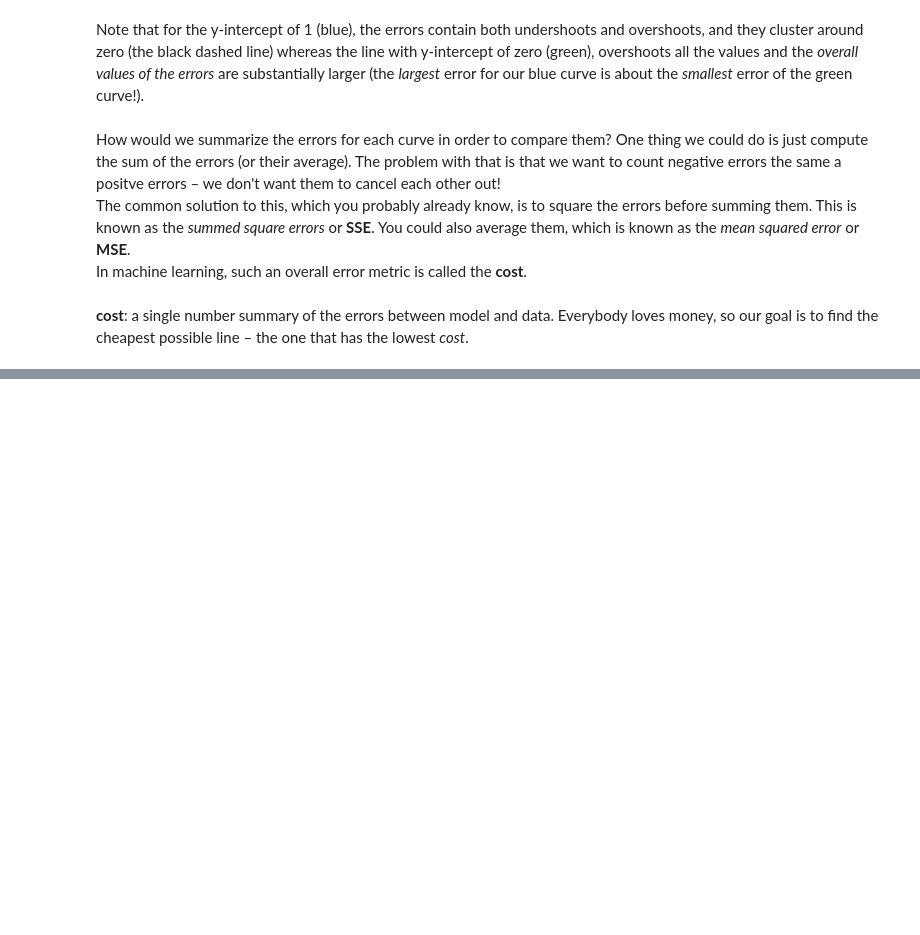
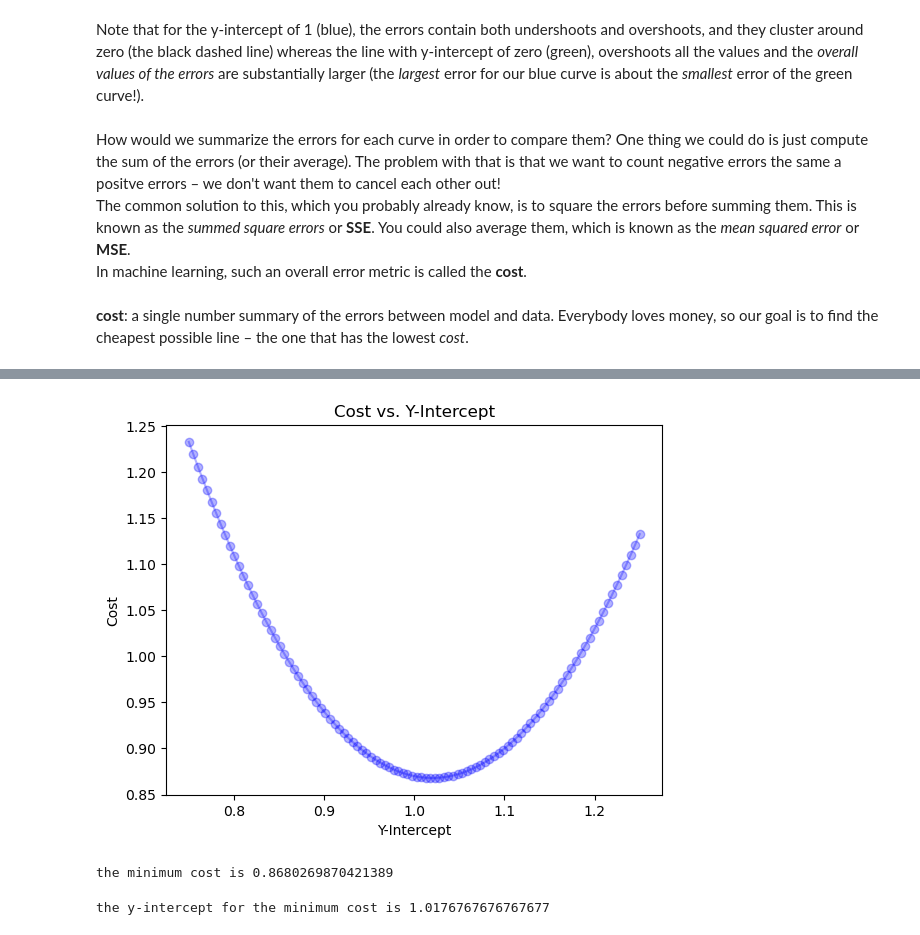
Before and after one commit to psychdatascience/FDS-CourseTwo, a Jupyter notebook: Other/CostAndMinimization/optimization.ipynb, the cells around one changed output, grey strips where cells are left out. Saved outputs shown, nothing was run; the diff lists cells and outputs as text; code cells hidden in the pictures; blank space fills up the shorter version.

```diff
--- a/Other/CostAndMinimization/optimization.ipynb
+++ b/Other/CostAndMinimization/optimization.ipynb
@@ -208,0 +262,41 @@ Since cost is a number directly calculated from the errors, we can now say that
+# %%
+'''
+Compute the cost for various y-intercepts and plot the cost vs. y-intercept result
+'''
+
+# Make data
+x = np.array([2, 4, 6, 8, 10])                  # x values
+data = np.array([1.8, 3.3, 3.7, 4.6, 6.7])      # data values
+
+# number of intercepts to try
+num_intercepts = 100
+int_range = [0.75, 1.25]             # this is the only change from above!
+# Model parameters/coefficients
+slope = 0.5                          # slope is constant - we're assuming we have it right
+intercepts = np.linspace(int_range[0], int_range[1], num_intercepts)  # make num_intercepts y-intercepts
+
+costs = []    # empty array to hold the costs
+
+# Loop over intercepts and compute cost
+for intercept in intercepts:             # loop through the candidate intercepts
+    modeldata = intercept + slope * x    # compute the model predictions
+    errors = data - modeldata            # ... and the errors
+    cost = np.sum(errors**2)             # compute cost as SSE
+    costs.append(cost)                   # store the cost for this y-intercept
+
+# Plot cost vs. y-intercept
+plt.plot(intercepts, costs, 'b-o', alpha = 0.3)
+plt.xlabel('Y-Intercept')
+plt.ylabel('Cost')
+plt.title('Cost vs. Y-Intercept')
+plt.show()
+# %% [output]
+[figure, added]
+# %%
+print(f'the minimum cost is {np.min(costs)}')
+# %% [output]
+the minimum cost is 0.8680269870421389
+# %%
+print(f'the y-intercept for the minimum cost is {intercepts[np.argmin(costs)]}')
+# %% [output]
+the y-intercept for the minimum cost is 1.0176767676767677
```
Also changed, not shown: parts of 8 cells of this notebook, 1 other file.
